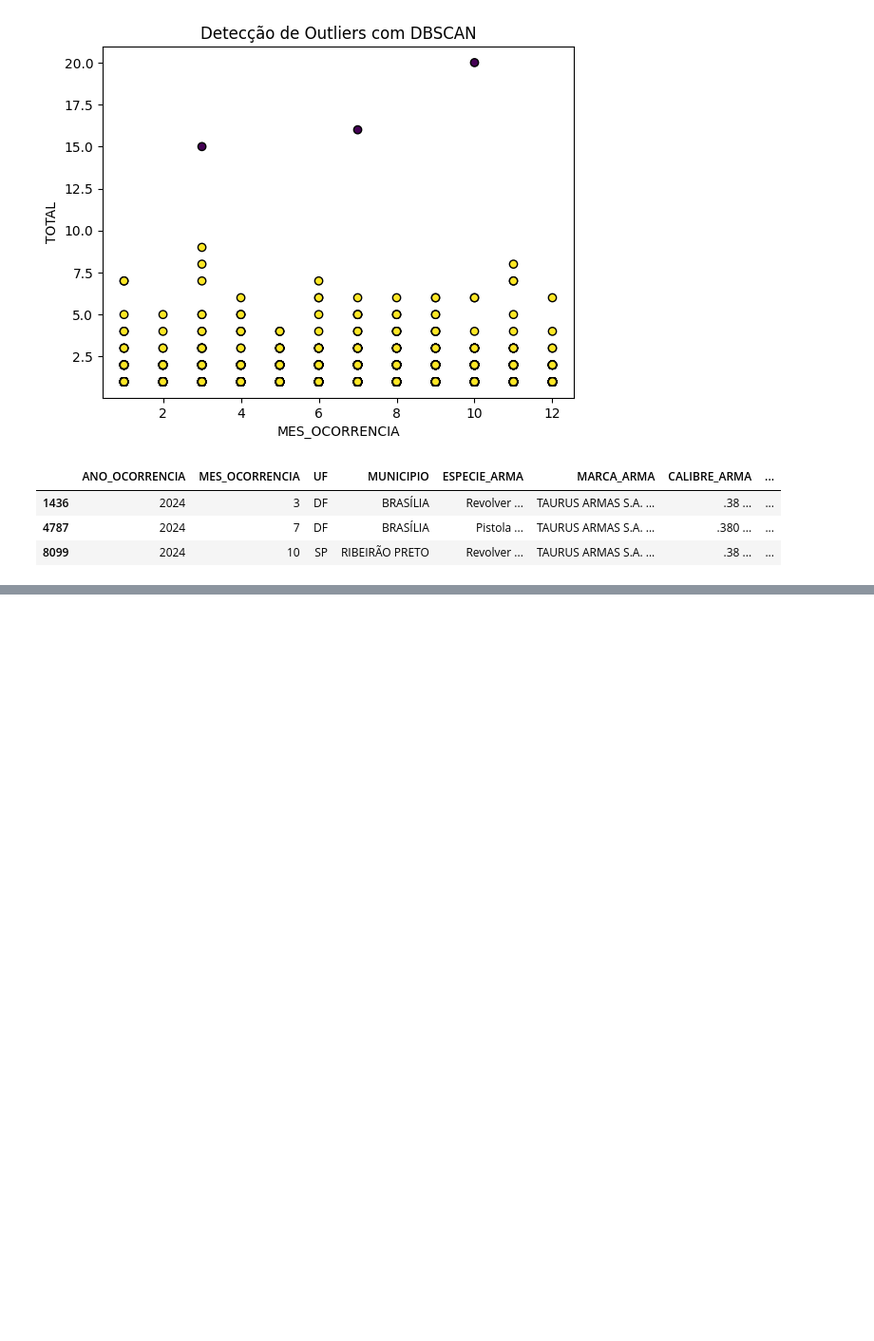
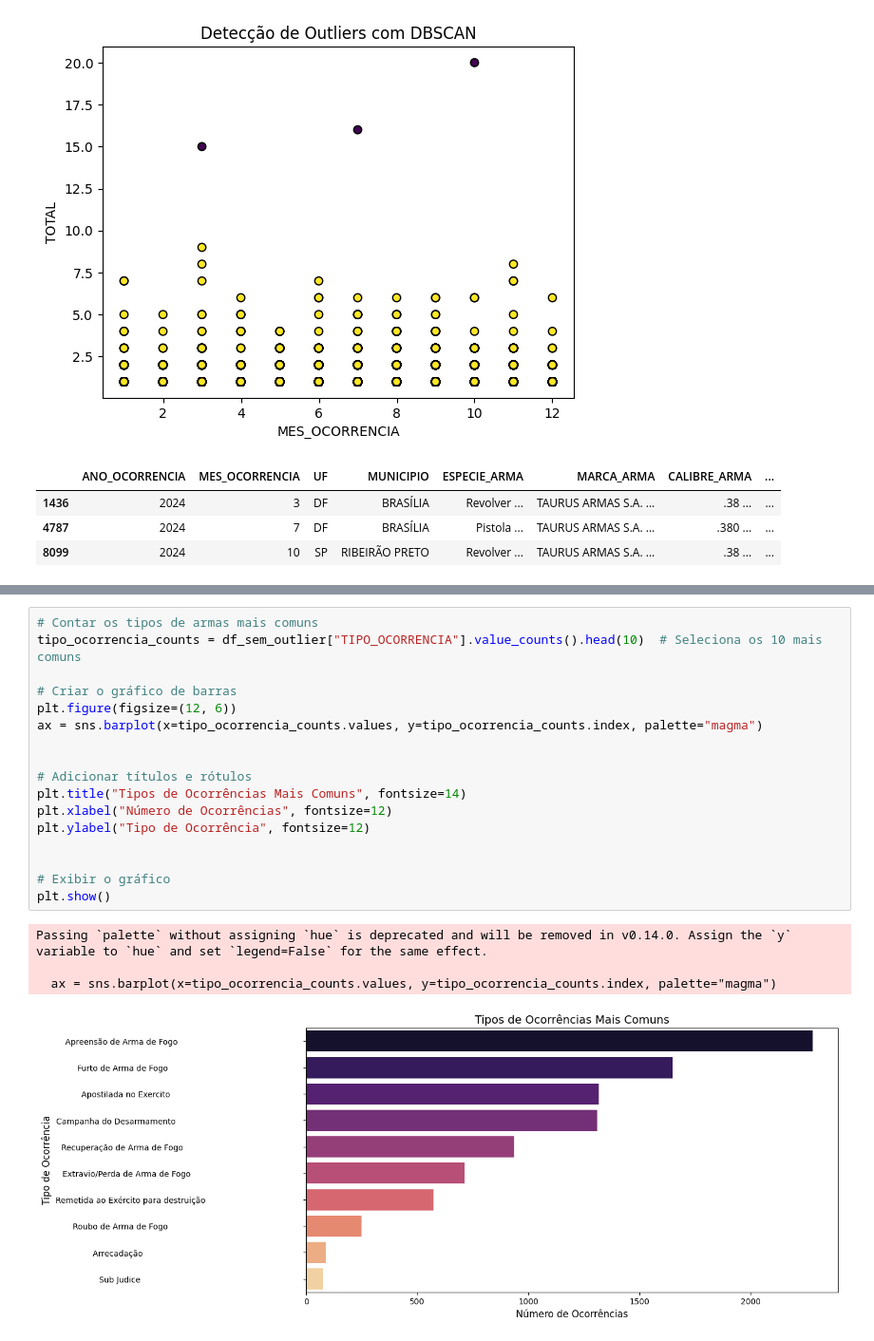
Before and after one commit to Victorferb/Minera-o-de-dados, a Jupyter notebook: pre-processamento.ipynb, the cells around one changed output, grey strips where cells are left out. Shown at 95% size. Cells and saved outputs as stored; diff of their text form; blank space fills up the shorter version.

```diff
--- a/pre-processamento.ipynb
+++ b/pre-processamento.ipynb
@@ -127,0 +225,22 @@ Pelo método DBSCAN encontrou-se 3 outlier
+# %%
+# Contar os tipos de armas mais comuns
+tipo_ocorrencia_counts = df_sem_outlier["TIPO_OCORRENCIA"].value_counts().head(10)  # Seleciona os 10 mais comuns
+
+# Criar o gráfico de barras
+plt.figure(figsize=(12, 6))
+ax = sns.barplot(x=tipo_ocorrencia_counts.values, y=tipo_ocorrencia_counts.index, palette="magma")
+
+
+# Adicionar títulos e rótulos
+plt.title("Tipos de Ocorrências Mais Comuns", fontsize=14)
+plt.xlabel("Número de Ocorrências", fontsize=12)
+plt.ylabel("Tipo de Ocorrência", fontsize=12)
+
+
+# Exibir o gráfico
+plt.show()
+# %% [output]
+Passing `palette` without assigning `hue` is deprecated and will be removed in v0.14.0. Assign the `y` variable to `hue` and set `legend=False` for the same effect.
+
+  ax = sns.barplot(x=tipo_ocorrencia_counts.values, y=tipo_ocorrencia_counts.index, palette="magma")
+[figure, added]
```
Also changed, not shown: parts of 10 cells of this notebook, 1 other file.
